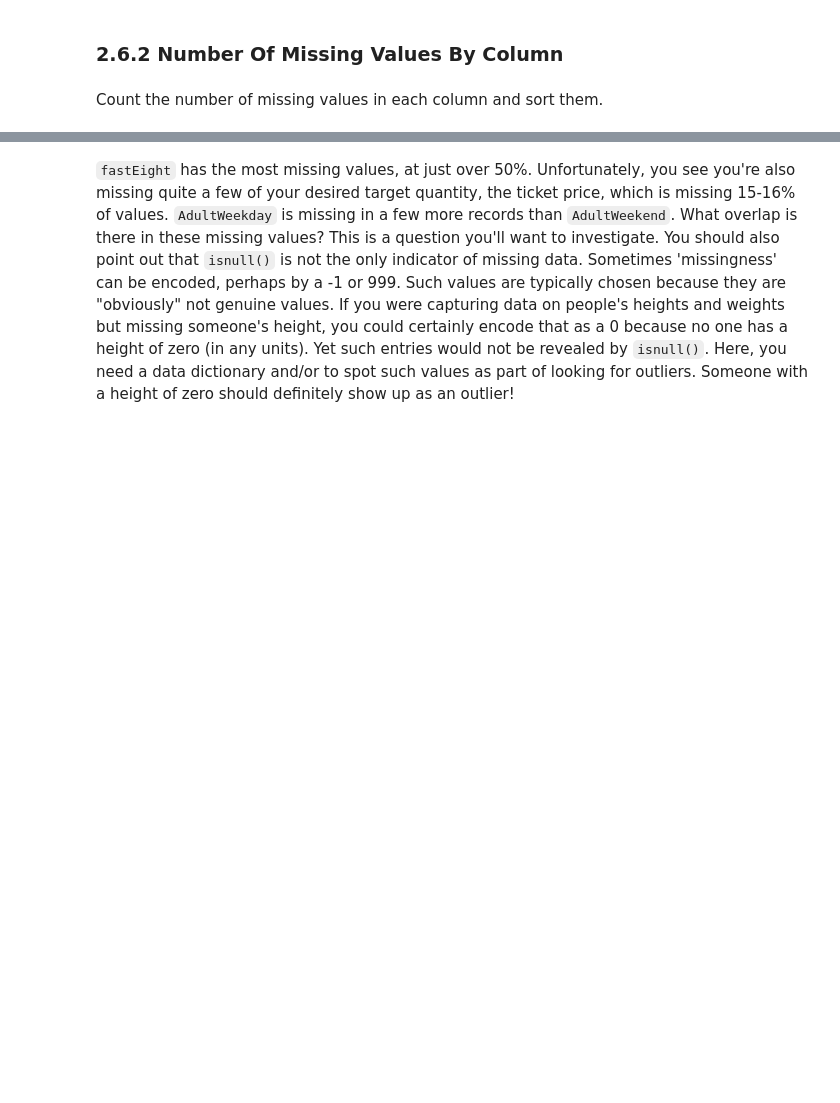
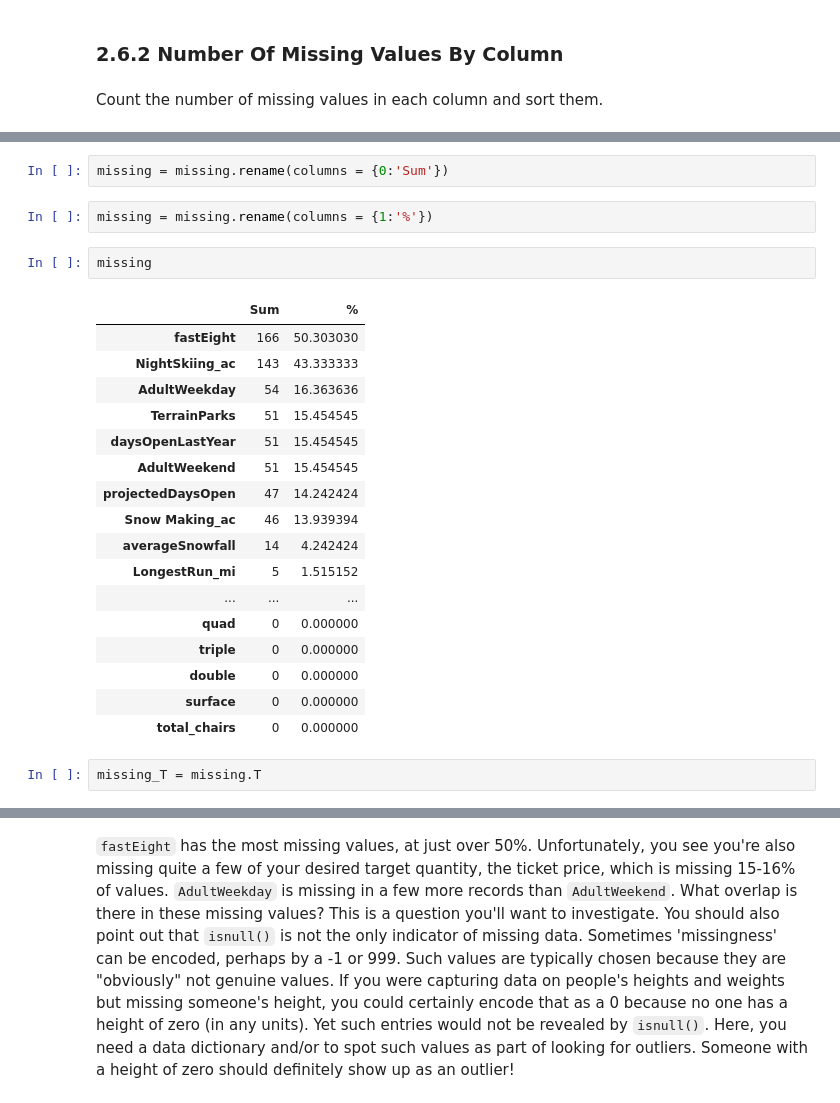
Before and after one commit to gabbycjames/DataScienceGuidedCapstone, a Jupyter notebook: Notebooks/02_data_wrangling.ipynb, the cells around one changed output, grey strips where cells are left out. Saved outputs shown, nothing was run; the diff lists cells and outputs as text; blank space fills up the shorter version.

```diff
--- a/Notebooks/02_data_wrangling.ipynb
+++ b/Notebooks/02_data_wrangling.ipynb
@@ -178,0 +200,26 @@ KeyError: 'increasing'
+# %%
+missing = missing.rename(columns = {0:'Sum'})
+# %%
+missing = missing.rename(columns = {1:'%'})
+# %%
+missing
+# %% [output]
+|  | Sum | % |
+| fastEight | 166 | 50.303030 |
+| NightSkiing_ac | 143 | 43.333333 |
+| AdultWeekday | 54 | 16.363636 |
+| TerrainParks | 51 | 15.454545 |
+| daysOpenLastYear | 51 | 15.454545 |
+| AdultWeekend | 51 | 15.454545 |
+| projectedDaysOpen | 47 | 14.242424 |
+| Snow Making_ac | 46 | 13.939394 |
+| averageSnowfall | 14 | 4.242424 |
+| LongestRun_mi | 5 | 1.515152 |
+| ... | ... | ... |
+| quad | 0 | 0.000000 |
+| triple | 0 | 0.000000 |
+| double | 0 | 0.000000 |
+| surface | 0 | 0.000000 |
+| total_chairs | 0 | 0.000000 |
+# %%
+missing_T = missing.T
```
Also changed, not shown: parts of 38 cells of this notebook.
